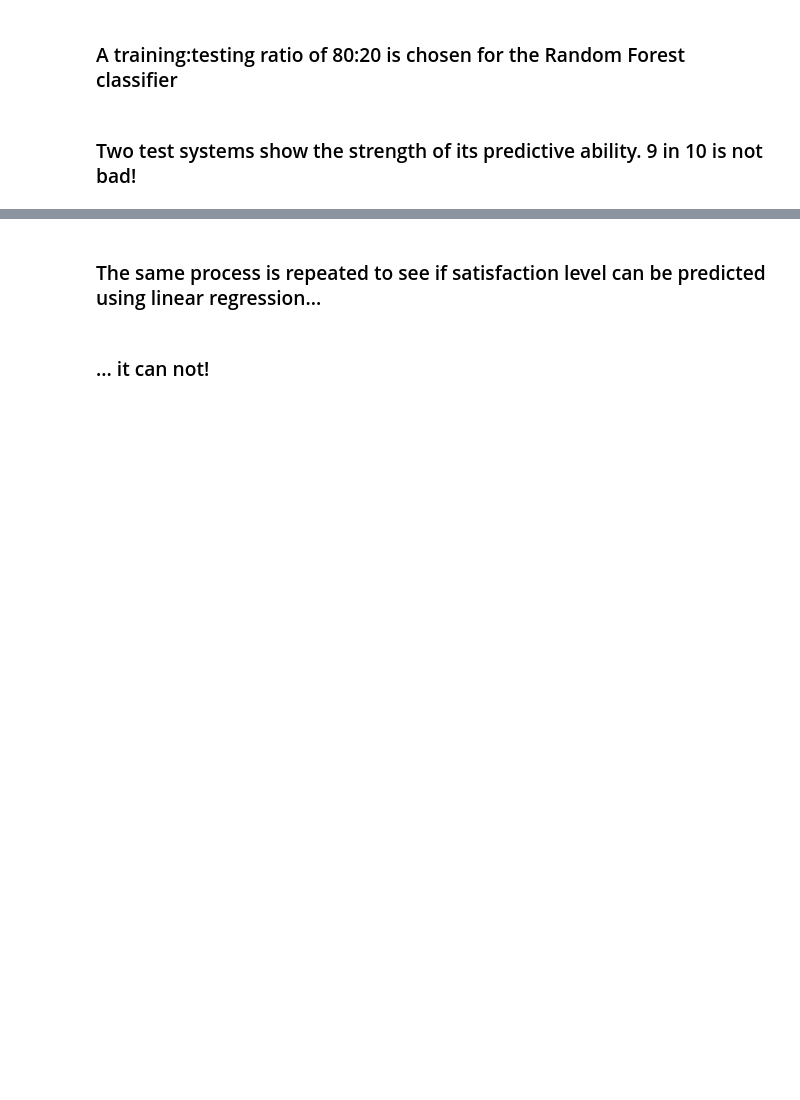
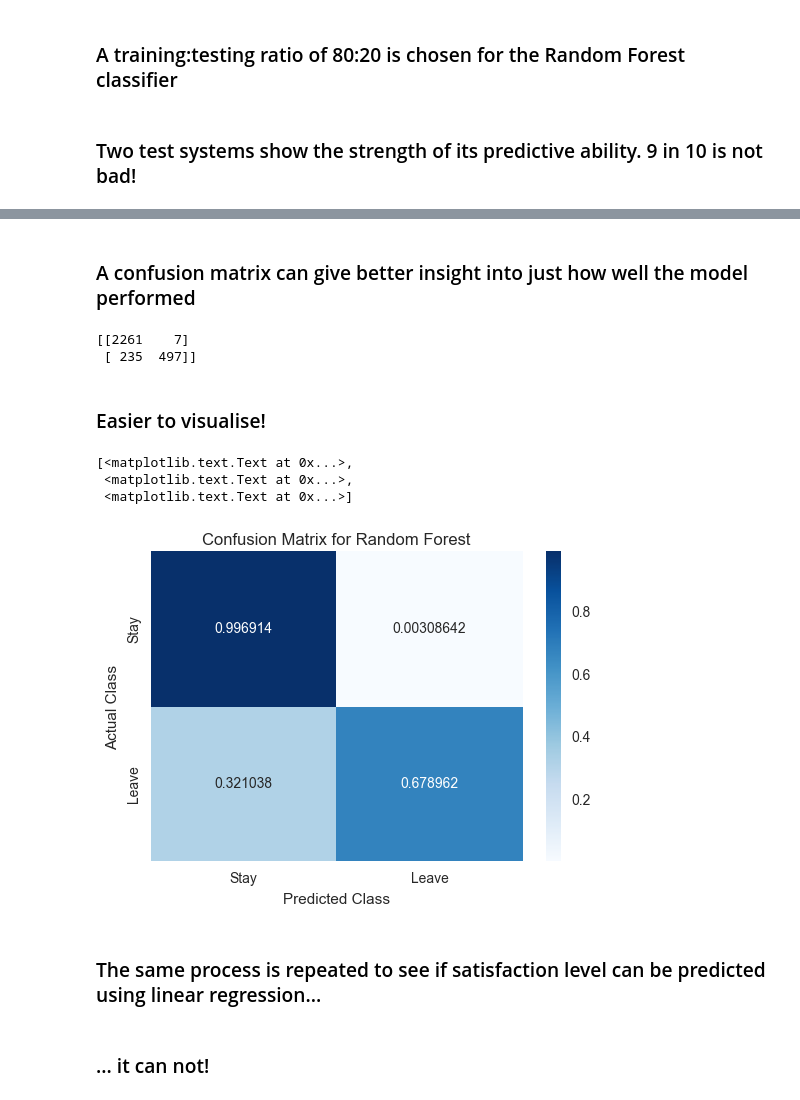
Before and after one commit to middlemarch/PythonProjects, a Jupyter notebook: HRMLoutput.ipynb, the cells around one changed output, grey strips where cells are left out. Cells and saved outputs as stored; diff of their text form; code cells hidden in the pictures; blank space fills up the shorter version.

```diff
--- a/HRMLoutput.ipynb
+++ b/HRMLoutput.ipynb
@@ -78,3 +85,28 @@ Prediction: 0 - Real value: 0
+# %% [markdown]
+### A confusion matrix can give better insight into just how well the model performed
+# %%
+from sklearn.metrics import confusion_matrix
+cm = confusion_matrix(test_labels, rf.predict(test_features))
+print(cm)
+# %% [output]
+[[2261    7]
+ [ 235  497]]
+# %%
+cm = cm.astype('float') / cm.sum(axis = 1)[:, np.newaxis]
+# %% [markdown]
+### Easier to visualise!
+# %%
+sns.heatmap(cm, annot=True,
+            xticklabels = ["Stay", "Leave"],
+            yticklabels = ["Stay", "Leave"],
+            cmap='Blues', fmt='g').set(xlabel = "Predicted Class",
+                                       ylabel = "Actual Class",
+                                       title = 'Confusion Matrix for Random Forest')
+# %% [output]
+[<matplotlib.text.Text at 0x...>,
+ <matplotlib.text.Text at 0x...>,
+ <matplotlib.text.Text at 0x...>]
+[figure, added]
 # %% [markdown]
 ### The same process is repeated to see if satisfaction level can be predicted using linear regression...
 # %%
```
Also changed, not shown: parts of 7 cells of this notebook, 2 other files.
